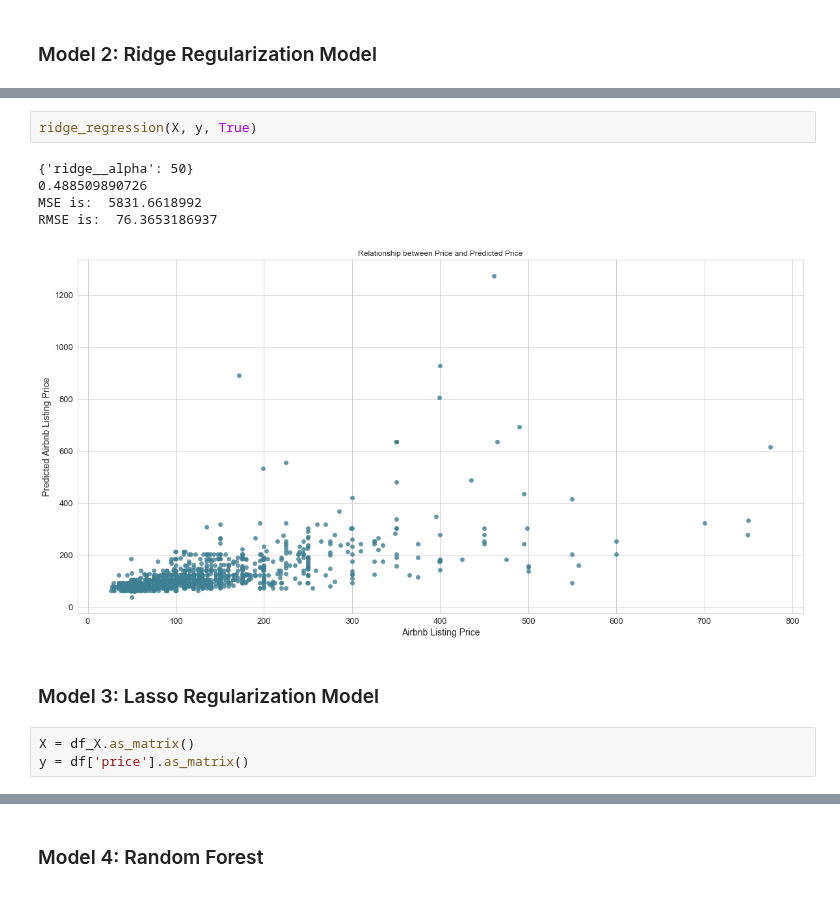
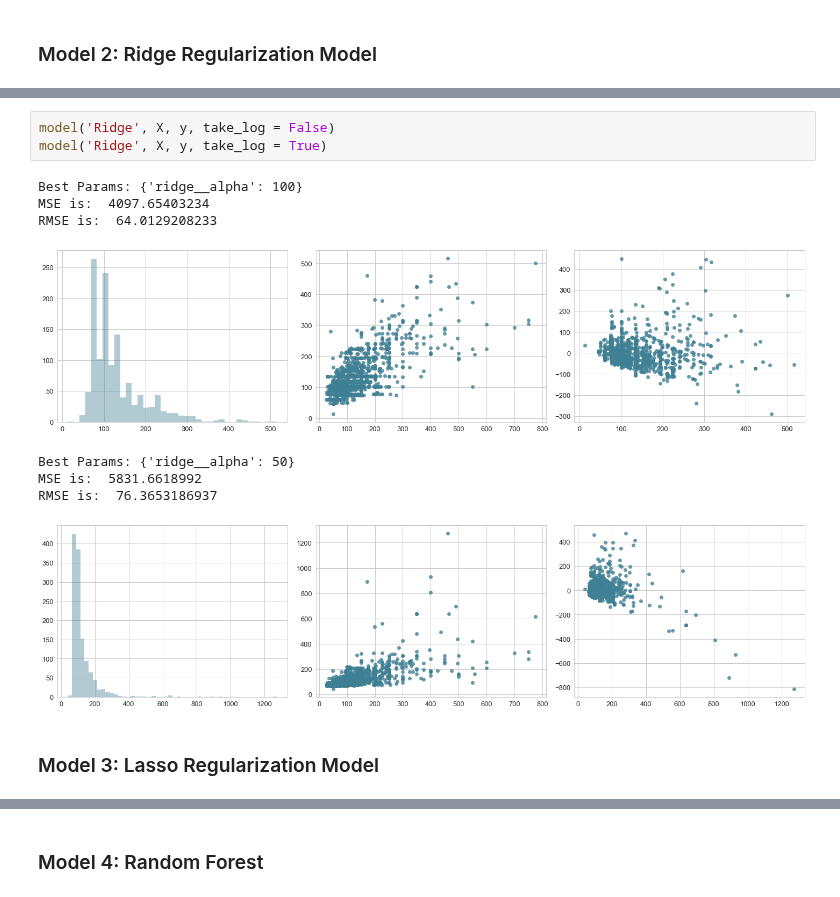
Before and after one commit to nicolechao/springboard-data-science, a Jupyter notebook: Capstone 1/Modeling/modeling.ipynb, the cells around one changed output, grey strips where cells are left out. Saved outputs shown, nothing was run; the diff lists cells and outputs as text.

```diff
--- a/Capstone 1/Modeling/modeling.ipynb
+++ b/Capstone 1/Modeling/modeling.ipynb
@@ -379,13 +252,14 @@ RMSE is:  64.0129208233
-# %%
-ridge_regression(X, y, True)
-# %% [output]
-{'ridge__alpha': 50}
-0.488509890726
-MSE is:  5831.6618992
-RMSE is:  76.3653186937
-[figure, removed]
+# %%
+model('Ridge', X, y, take_log = False)
+model('Ridge', X, y, take_log = True)
+# %% [output]
+Best Params: {'ridge__alpha': 100}
+MSE is:  4097.65403234
+RMSE is:  64.0129208233
+[figure, added]
+Best Params: {'ridge__alpha': 50}
+MSE is:  5831.6618992
+RMSE is:  76.3653186937
+[figure, added]
 # %% [markdown]
 ### Model 3: Lasso Regularization Model
-# %%
-X = df_X.as_matrix()
-y = df['price'].as_matrix()
```
Also changed, not shown: parts of 37 cells of this notebook.
